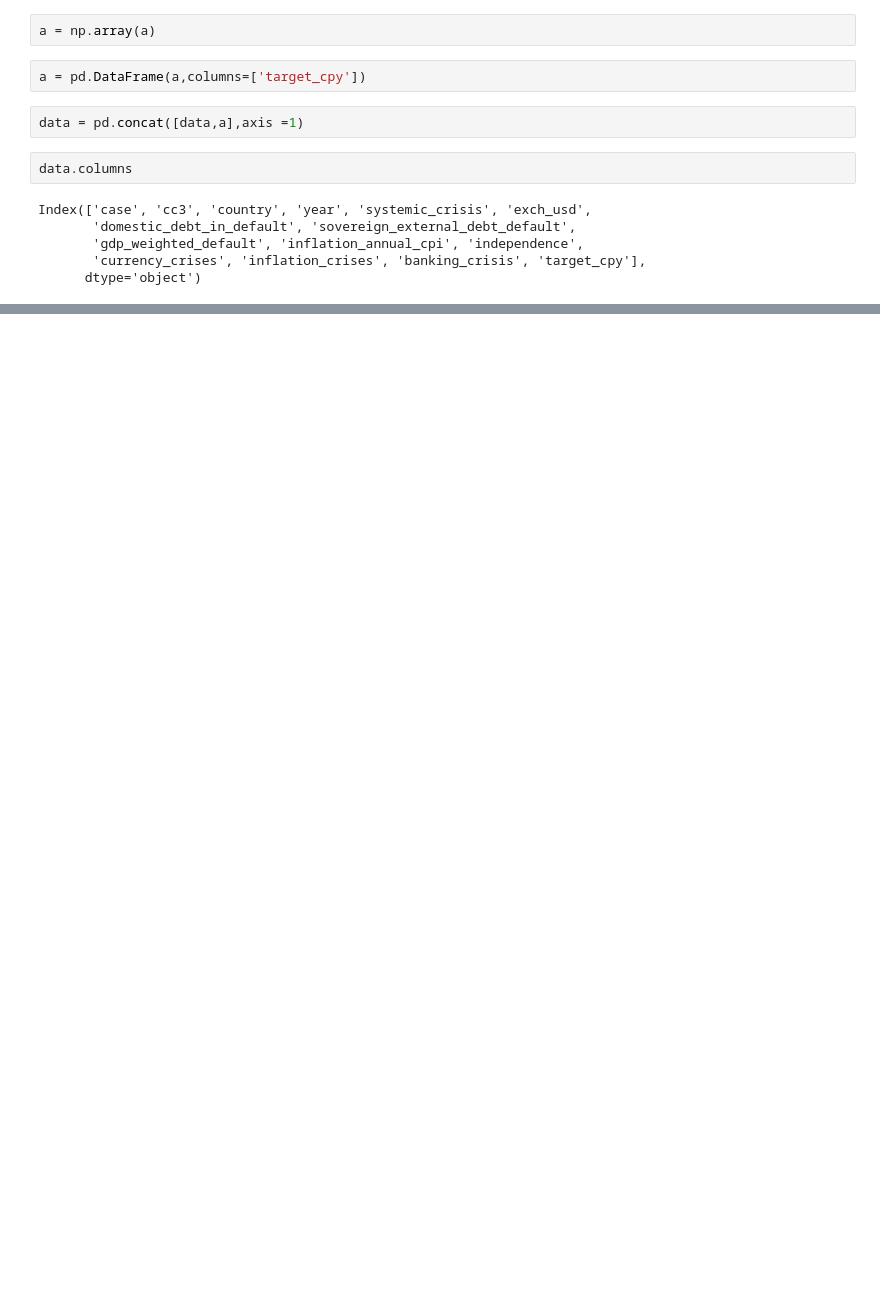
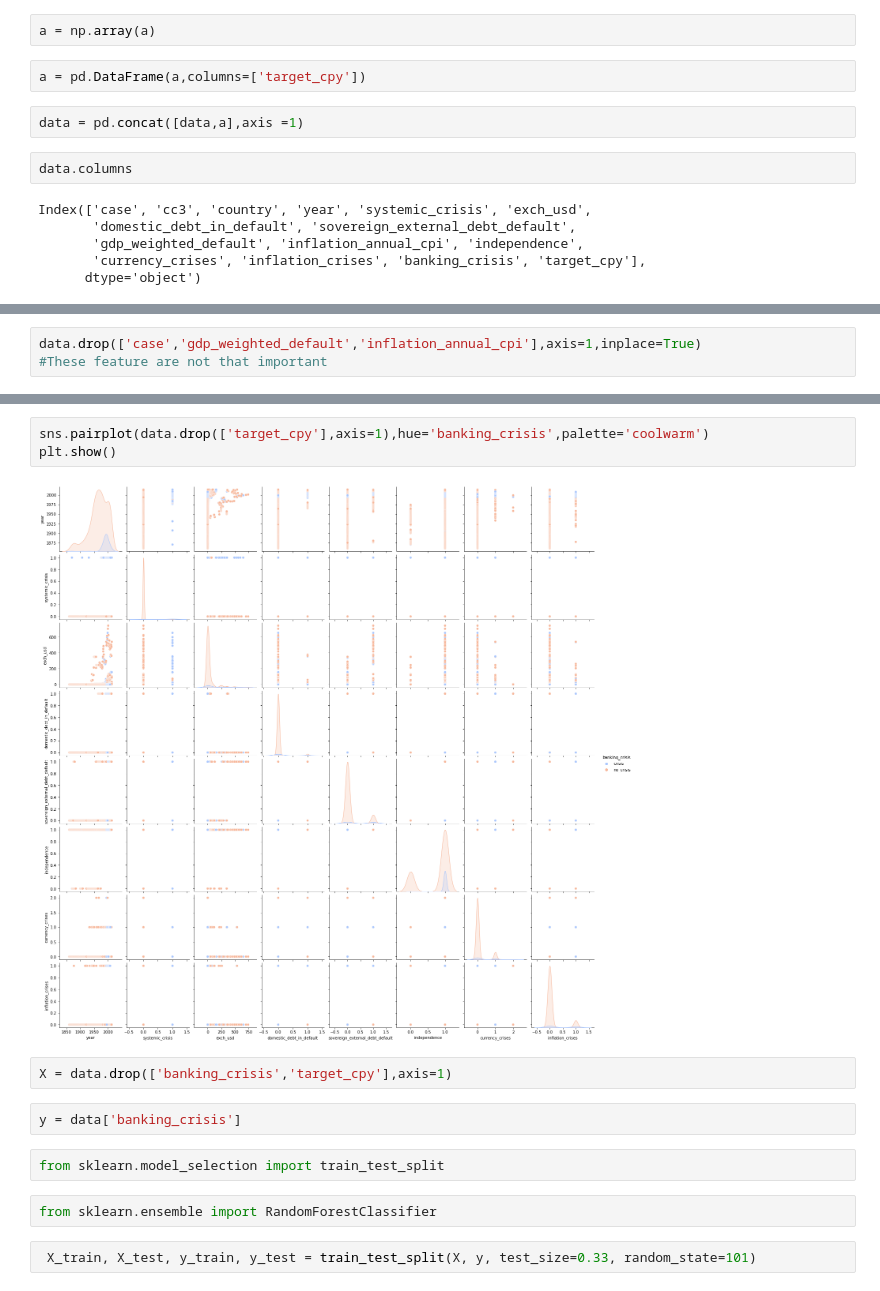
Before and after one commit to himanshu238/DataScience, a Jupyter notebook: dt_ rf/econCrisis.ipynb, the cells around one changed output, grey strips where cells are left out. Cells and saved outputs as stored; diff of their text form; blank space fills up the shorter version.

```diff
--- a/dt_ rf/econCrisis.ipynb
+++ b/dt_ rf/econCrisis.ipynb
@@ -90,0 +115,3 @@ plt.show()
+# %%
+data.drop(['case','gdp_weighted_default','inflation_annual_cpi'],axis=1,inplace=True)
+#These feature are not that important
@@ -90,0 +127,15 @@ plt.show()
+# %%
+sns.pairplot(data.drop(['target_cpy'],axis=1),hue='banking_crisis',palette='coolwarm')
+plt.show()
+# %% [output]
+[figure, added]
+# %%
+X = data.drop(['banking_crisis','target_cpy'],axis=1)
+# %%
+y = data['banking_crisis']
+# %%
+from sklearn.model_selection import train_test_split
+# %%
+from sklearn.ensemble import RandomForestClassifier
+# %%
+ X_train, X_test, y_train, y_test = train_test_split(X, y, test_size=0.33, random_state=101)
```
Also changed, not shown: parts of 13 cells of this notebook.
